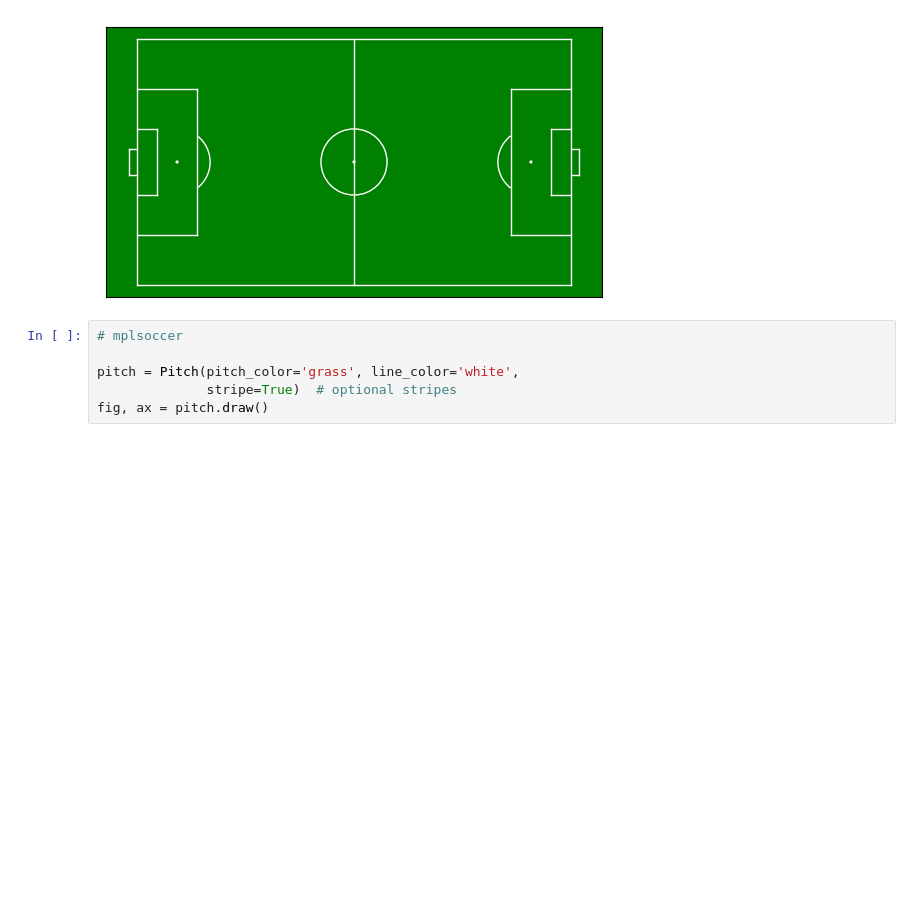
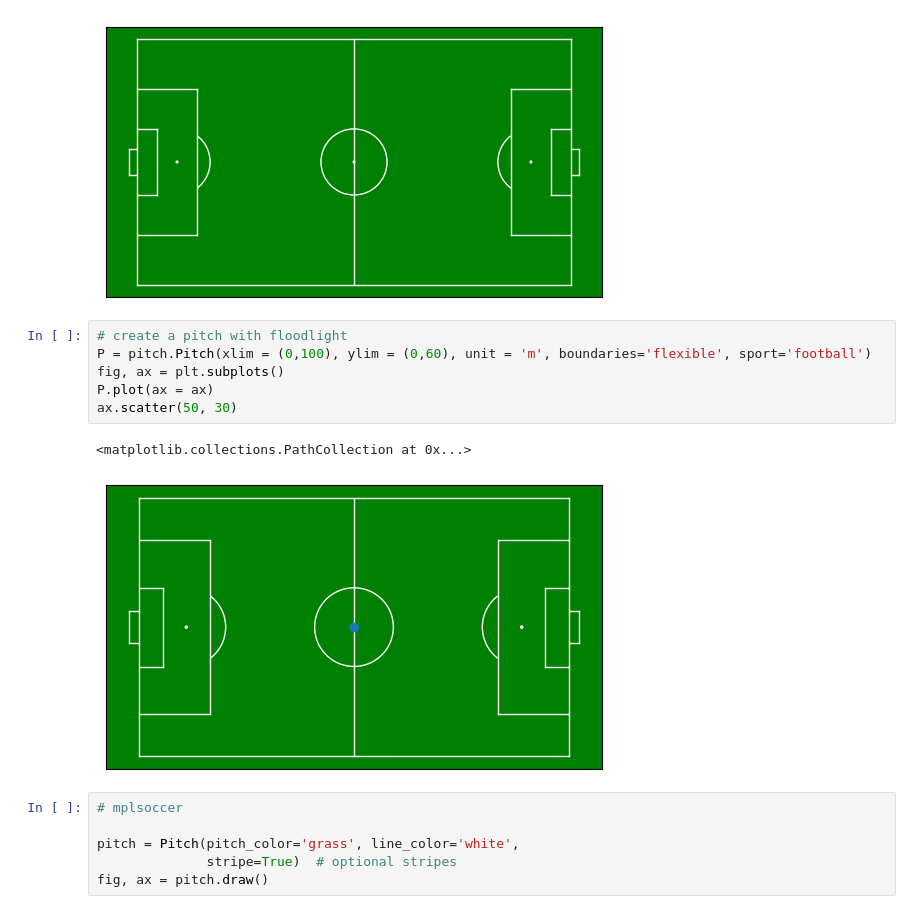
Before and after one commit to DavidB1999/My_Football_Analytics, a Jupyter notebook: Basics/Pitch/Pitches.ipynb, the cells around one changed output. Saved outputs shown, nothing was run; the diff lists cells and outputs as text; blank space fills up the shorter version.

Commit message:
Solved zorder problem of myPitch

```diff
--- a/Basics/Pitch/Pitches.ipynb
+++ b/Basics/Pitch/Pitches.ipynb
@@ -15,6 +15,15 @@ P.plot(ax = ax)
 # %% [output]
 <Axes: >
 [figure]
+# %%
+# create a pitch with floodlight
+P = pitch.Pitch(xlim = (0,100), ylim = (0,60), unit = 'm', boundaries='flexible', sport='football')
+fig, ax = plt.subplots()
+P.plot(ax = ax)
+ax.scatter(50, 30)
+# %% [output]
+<matplotlib.collections.PathCollection at 0x...>
+[figure, added]
 # %%
 # mplsoccer
 
```
Also changed, not shown: parts of 3 cells of this notebook, 1 other file.
